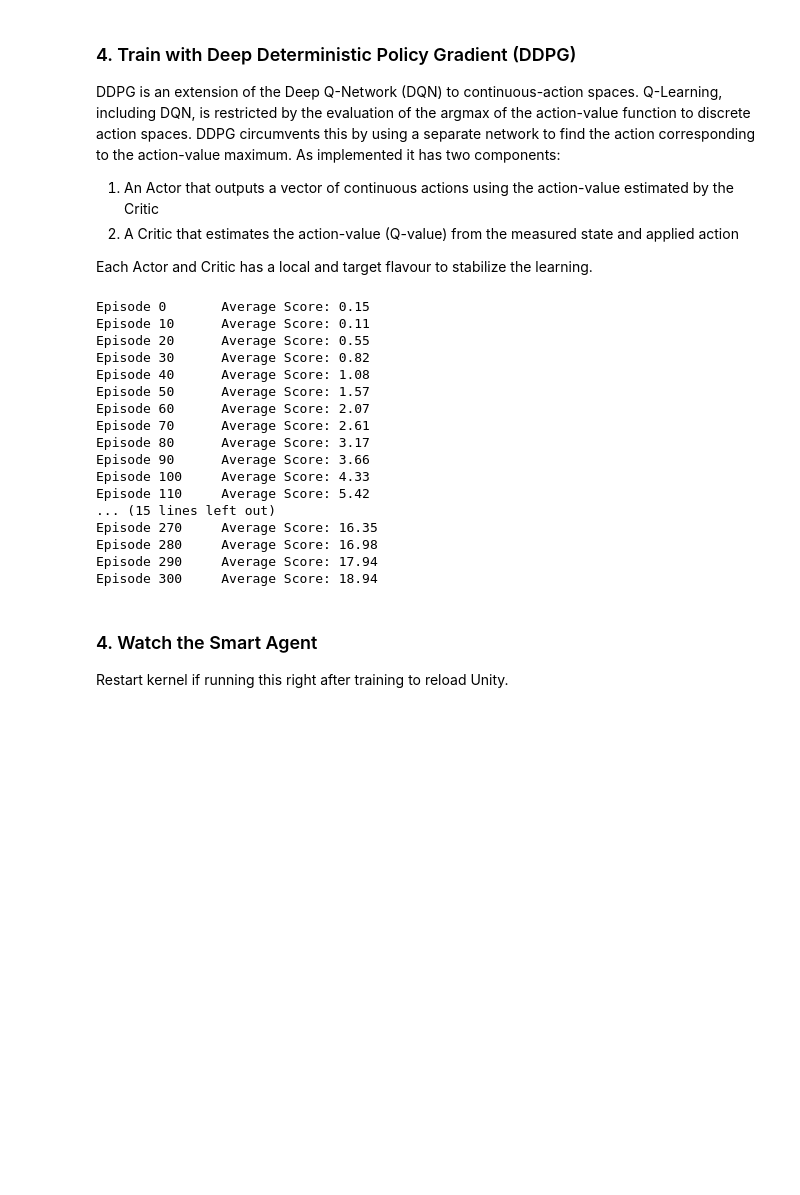
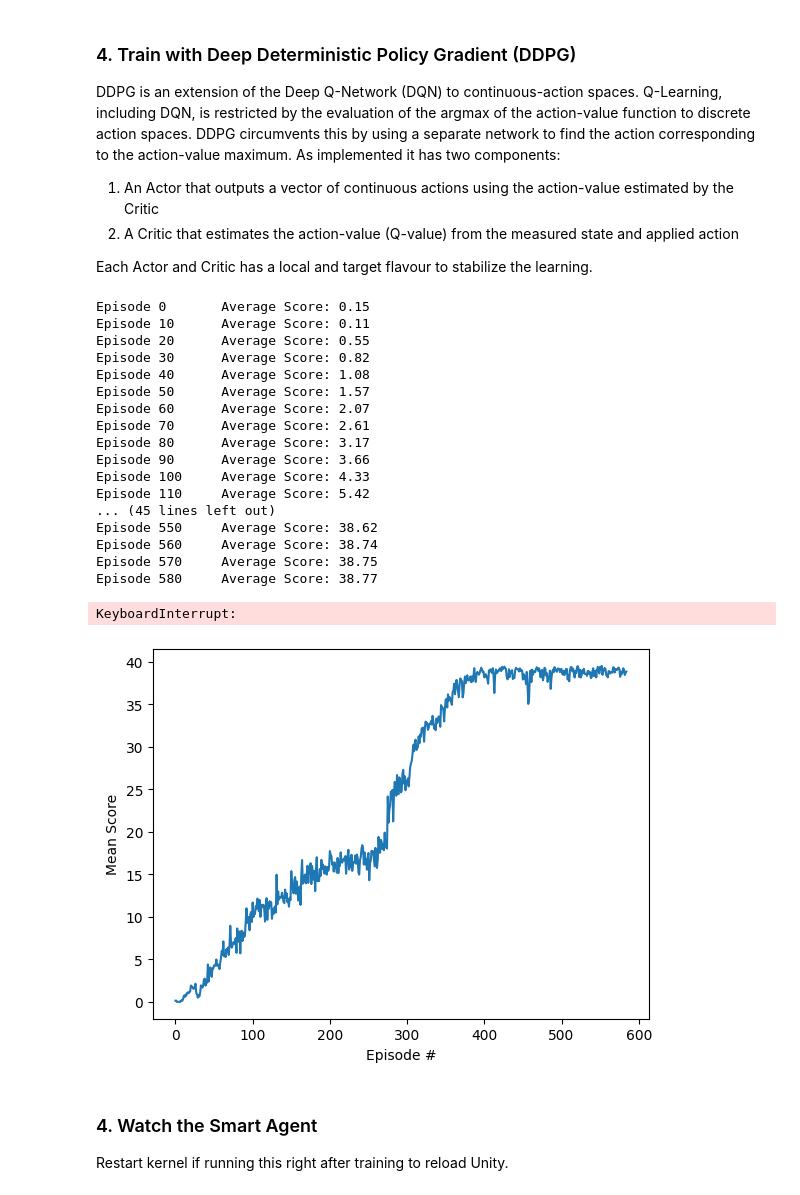
Before and after one commit to wildabyss/udacity-deepreinforcelearn-continuouscntrl, a Jupyter notebook: Continuous_Control.ipynb, the cells around one changed output. Saved outputs shown, nothing was run; the diff lists cells and outputs as text; code cells hidden in the pictures; blank space fills up the shorter version.

Commit message:
Report and plot

```diff
--- a/Continuous_Control.ipynb
+++ b/Continuous_Control.ipynb
@@ -149,20 +149,20 @@ LR_ACTOR = 1e-4                 # learning rate of the actor
 LR_CRITIC = 2e-4                # learning rate of the critic
 WEIGHT_DECAY = 0.0001           # L2 weight decay
 
-USE_TWO_MEMS = True
-GOOD_MEM_RATIO = 0.25
-UNIFORM_SAMPLE_MIN_SCORE = 50
+USE_TWO_MEMS = True             # Whether to separately sample good vs bad experiences
+GOOD_MEM_RATIO = 0.25           # Good vs bad experience ratio in sampling
+UNIFORM_SAMPLE_MIN_SCORE = 50   # Minimum score above which we revert to sampling good and bad experiences uniformly
 
-ADD_NOISE = True
-NOISE_SIGMA_START = 0.15
-NOISE_SIGMA_DECAY = 0.98
-NOISE_SIGMA_MIN = 0.001
+ADD_NOISE = True                # Whether to add OU noise
+NOISE_SIGMA_START = 0.15        # Start of the OU noise standard deviation
+NOISE_SIGMA_DECAY = 0.98        # Decay rate of the OU standard deviation
+NOISE_SIGMA_MIN = 0.001         # Minimum of the OU noise standard deviation
 
-N_EPISODES = 1000
+N_EPISODES = 600
 MAX_T = 1000
 VICTORY_SCORE = 30
 # %%
-agent = Agent(state_size=state_size, action_size=action_size, random_seed=5,
+agent = Agent(state_size, action_size, random_seed=5,
               replay_buffer_size=REPLAY_BUFFER_SIZE, replay_batch_size=REPLAY_BATCH_SIZE, future_discount=FUTURE_DISCOUNT, soft_update_rate=SOFT_UPDATE_RATE,
               lr_actor=LR_ACTOR, lr_critic=LR_CRITIC, weight_decay=WEIGHT_DECAY, add_noise=ADD_NOISE, use_two_mems=USE_TWO_MEMS, good_mem_ratio=GOOD_MEM_RATIO)
 
@@ -243,11 +243,27 @@ Episode 80      Average Score: 3.17
 Episode 90      Average Score: 3.66
 Episode 100     Average Score: 4.33
 Episode 110     Average Score: 5.42
-... (15 lines left out)
-Episode 270     Average Score: 16.35
-Episode 280     Average Score: 16.98
-Episode 290     Average Score: 17.94
-Episode 300     Average Score: 18.94
+... (45 lines left out)
+Episode 550     Average Score: 38.62
+Episode 560     Average Score: 38.74
+Episode 570     Average Score: 38.75
+Episode 580     Average Score: 38.77
+KeyboardInterrupt:
+# %%
+torch.save(agent.actor_local.state_dict(), 'trained_weights/termination_actor.pt')
+torch.save(agent.critic_local.state_dict(), 'trained_weights/termination_critic.pt')
+
+# plot the scores
+fig = plt.figure()
+ax = fig.add_subplot(111)
+plt.plot(np.arange(len(scores)), scores)
+plt.ylabel('Mean Score')
+plt.xlabel('Episode #')
+plt.savefig('plots/Scores.png')
+
+env.close()
+# %% [output]
+[figure, added]
 # %% [markdown]
 ### 4. Watch the Smart Agent
 
```
Also changed, not shown: parts of 1 cell of this notebook, 8 other files.
